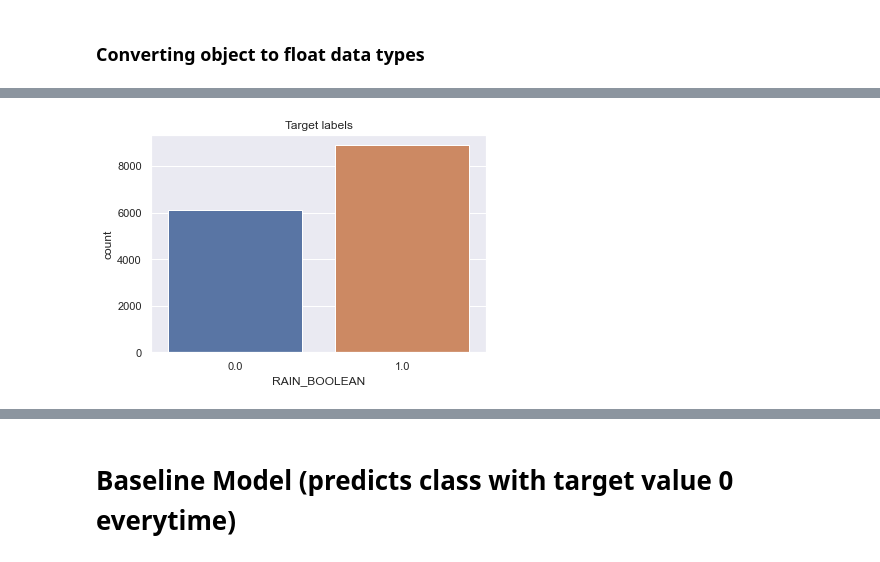
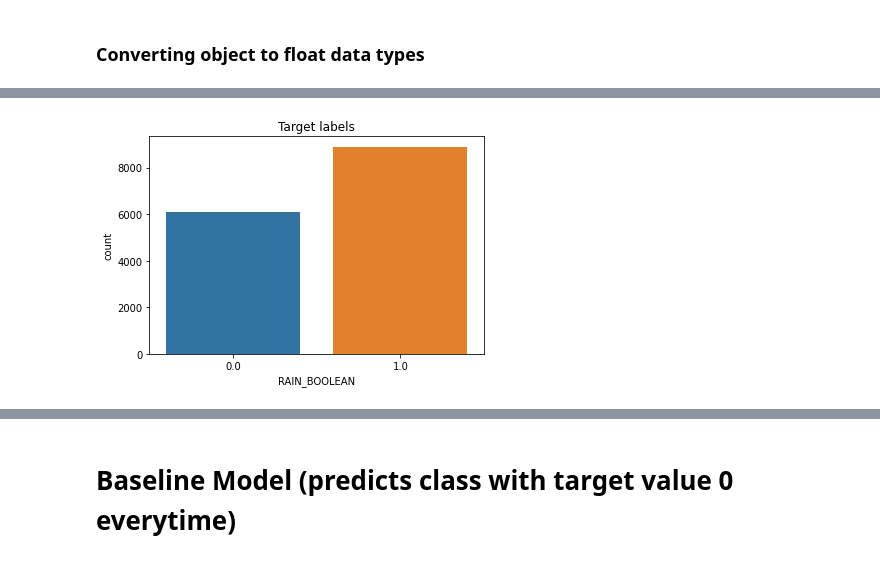
Before and after one commit to takshilbharadwaj/Dublin_rainfall_predictions_using_opendata_source, a Jupyter notebook: ML_final_assignment.ipynb, the cells around one changed output, grey strips where cells are left out. Cells and saved outputs as stored; diff of their text form; code cells hidden in the pictures.

```diff
--- a/ML_final_assignment.ipynb
+++ b/ML_final_assignment.ipynb
@@ -145,17 +152,3 @@ print("1 : ",len(target_Arr)-count)
 15010
 0 :  6114
 1 :  8896
-# %%
-try:
-    read_data = read_data.drop(columns = ["I_GRASS_MIN_TEMP","GRASS_MIN_TEMP",
-                                          "INDICATOR2","GLOBAL_RADIATION","DOS",
-                                          "SOIL_TEMP","INDICATOR0","INDICATOR1",
-                                          "INDICATOR2","INDICATOR3","INDICATOR4",
-                                          "INDICATOR5","YEAR",
-                                          "RAIN_MM","SMD_WELL_DRAINED",
-                                          "SMD_MODERATELY_DRAINED","SMD_POORLY_DRAINED",
-                                          "RAIN_BOOLEAN"])
-except:
-    print("Re-run previous cell.")
-
-read_data
@@ -230,9 +204,9 @@ RAIN_BOOLEAN                    False
 dtype: bool
 # %%
 #We can see there are many Null values in the data , lets try to fill with proper values
-sns.set(style="darkgrid")
+# sns.set(style="darkgrid")
 sns.countplot(read_data.RAIN_BOOLEAN)
 plt.title("Target labels")
 plt.show()
 # %% [output]
-[figure, old version]
+[figure, new version]
```
Also changed, not shown: parts of 23 cells of this notebook.
